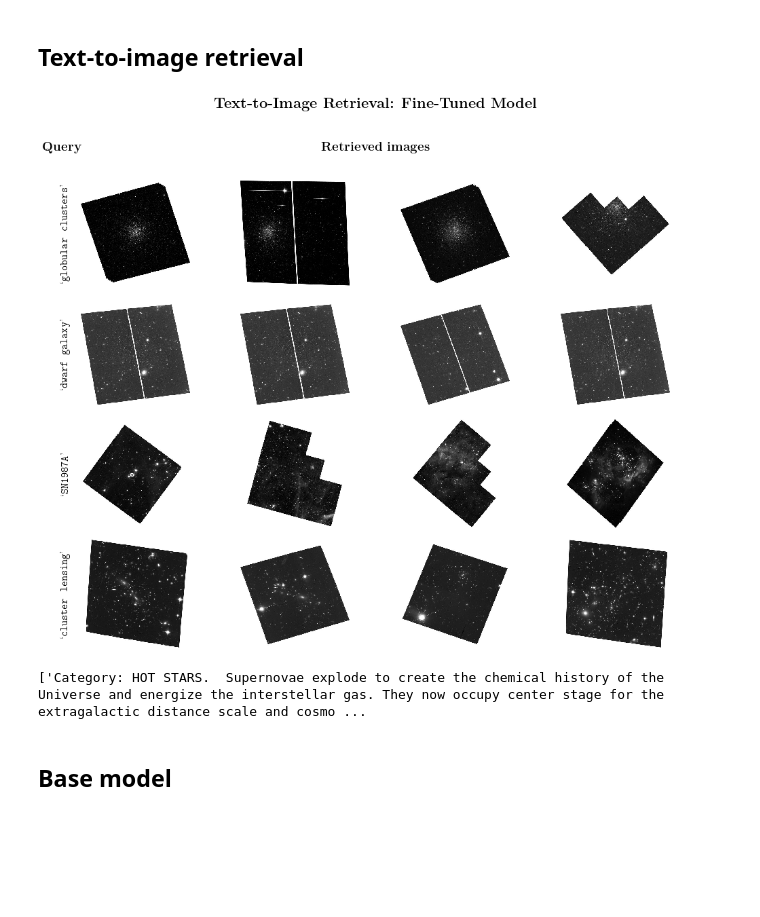
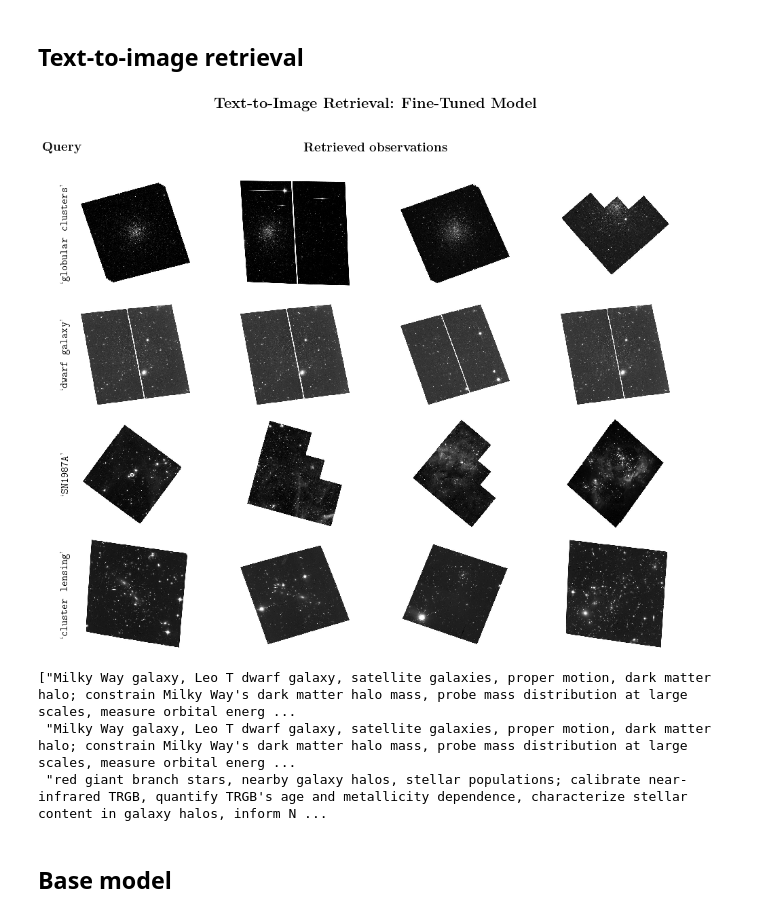
Before and after one commit to smsharma/PAPERCLIP-Hubble, a Jupyter notebook: notebooks/03_eval.ipynb, the cells around one changed output. Drawn from its saved outputs; the diff is of its cells as text; code cells hidden in the pictures; blank space fills up the shorter version.

```diff
--- a/notebooks/03_eval.ipynb
+++ b/notebooks/03_eval.ipynb
@@ -260,7 +260,7 @@ from tqdm import tqdm
 # %%
 from utils.dataset_utils import make_dataloader, create_input_iter
 
-ds = make_dataloader(files, batch_size=config.training.batch_size, seed=config.seed, split="val", shuffle=False)
+ds = make_dataloader(files, batch_size=config.training.batch_size, seed=config.seed, split="val", shuffle=False, caption_type="summary")
 batches = iter(ds)
 # %%
 import jax
@@ -309,39 +309,41 @@ sorted_idxs_list = []
 
 # Process each query
 for row, query in enumerate(queries):
     query_tokenized = tokenizer([query], padding="max_length", truncation=True, max_length=77, return_tensors="np")
     text_feat = model.get_text_features(**query_tokenized, params=restored_state.params)
     sorted_idxs = np.argsort(jax.vmap(cosine_similarity, in_axes=(0, None))(np.vstack(image_feat_stack), text_feat[0]))[::-1]
 
     sorted_idxs_list.append(sorted_idxs)
 
     # Loop through the images for this query and plot them
     for col in range(m_cols):
         idx = sorted_idxs[col]
         ax = plt.subplot(len(queries), m_cols, row * m_cols + col + 1)
         ax.imshow(get_image_from_stack(images_stack, idx))
         ax.axis('off')
 
         axes_list.append(ax)
 
         # Add the query name to the left of the first column
         if col == 0:
             plt.text(-0.1, 0.5, r"`\texttt{" + query + "}'", transform=ax.transAxes, fontsize=16, rotation=90, va='center', ha='right', fontfamily='monospace')
 
 # Adding labels for "Query" and "Most similar images"
 # The coordinates here might need adjustment depending on your figure layout
 fig.text(0.1, 0.9, r"\textbf{Query}", fontsize=19, ha='center', va='center')
-fig.text(0.5, 0.9, r"\textbf{Retrieved images}", fontsize=19, ha='center', va='center')
+fig.text(0.5, 0.9, r"\textbf{Retrieved observations}", fontsize=19, ha='center', va='center')
 
 plt.tight_layout()
 plt.subplots_adjust(left=0.1, right=0.9, top=0.85, bottom=0.1, wspace=0.1, hspace=0.1)
 plt.savefig("../paper/plots/tti.pdf", dpi=500)
 # %% [output]
-[figure, old version]
+[figure, new version]
 # %%
-[captions_stack[idx] for idx in sorted_idxs_list[2]][:1]
+[captions_stack[idx] for idx in sorted_idxs_list[1]][:3]
 # %% [output]
-['Category: HOT STARS.  Supernovae explode to create the chemical history of the Universe and energize the interstellar gas. They now occupy center stage for the extragalactic distance scale and cosmo ...
+["Milky Way galaxy, Leo T dwarf galaxy, satellite galaxies, proper motion, dark matter halo; constrain Milky Way's dark matter halo mass, probe mass distribution at large scales, measure orbital energ ...
+ "Milky Way galaxy, Leo T dwarf galaxy, satellite galaxies, proper motion, dark matter halo; constrain Milky Way's dark matter halo mass, probe mass distribution at large scales, measure orbital energ ...
+ "red giant branch stars, nearby galaxy halos, stellar populations; calibrate near-infrared TRGB, quantify TRGB's age and metallicity dependence, characterize stellar content in galaxy halos, inform N ...
 # %% [markdown]
 ## Base model
 # %%
```
Also changed, not shown: parts of 3 cells of this notebook, 3 other files.
